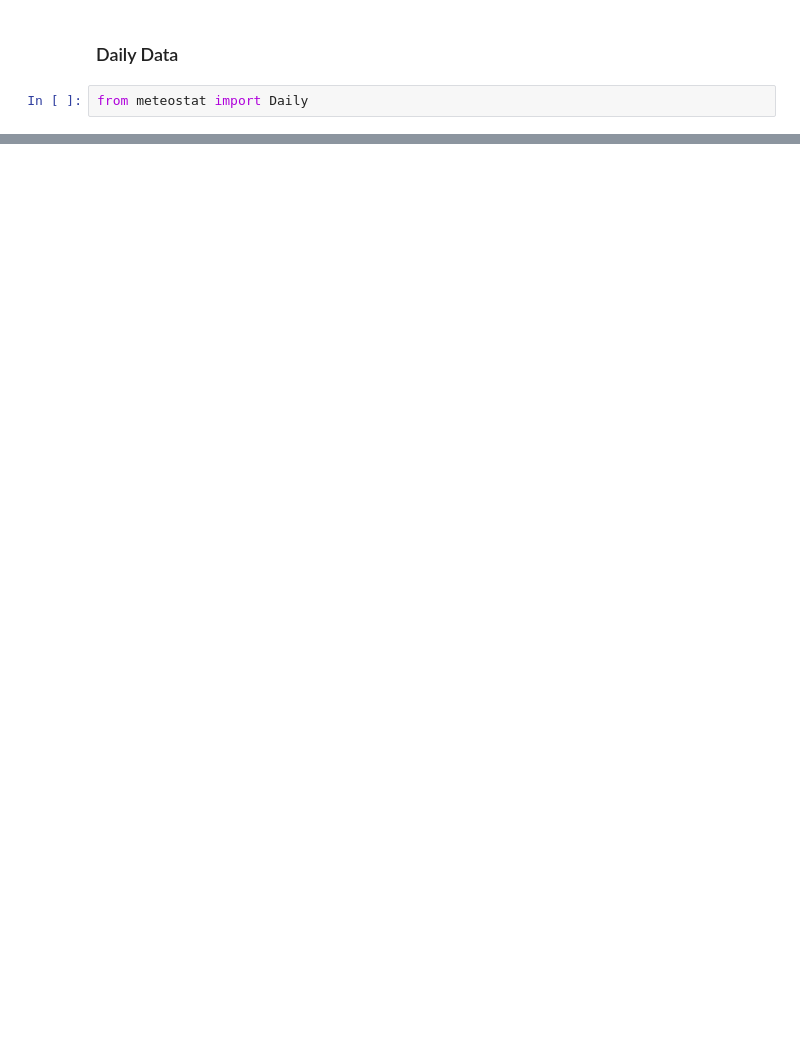
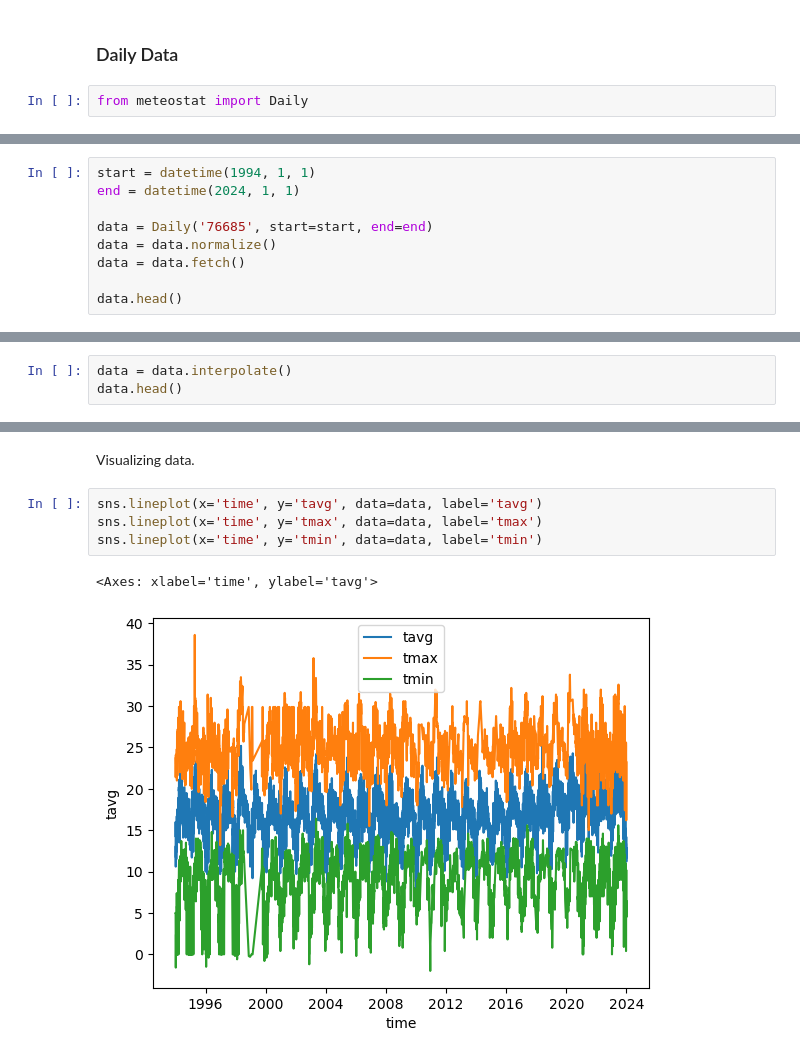
Before and after one commit to luisloyde/Puebla-extreme-climate-analysis, a Jupyter notebook: meteostat.ipynb, the cells around one changed output, grey strips where cells are left out. Drawn from its saved outputs; the diff is of its cells as text; blank space fills up the shorter version.

```diff
--- a/meteostat.ipynb
+++ b/meteostat.ipynb
@@ -152,0 +170,9 @@ data.plot(y=['tavg','tmax','tmin'])
+# %%
+start = datetime(1994, 1, 1)
+end = datetime(2024, 1, 1)
+
+data = Daily('76685', start=start, end=end)
+data = data.normalize()
+data = data.fetch()
+
+data.head()
@@ -152,0 +192,3 @@ data.plot(y=['tavg','tmax','tmin'])
+# %%
+data = data.interpolate()
+data.head()
@@ -152,0 +203,9 @@ data.plot(y=['tavg','tmax','tmin'])
+# %% [markdown]
+Visualizing data.
+# %%
+sns.lineplot(x='time', y='tavg', data=data, label='tavg')
+sns.lineplot(x='time', y='tmax', data=data, label='tmax')
+sns.lineplot(x='time', y='tmin', data=data, label='tmin')
+# %% [output]
+<Axes: xlabel='time', ylabel='tavg'>
+[figure, added]
```
Also changed, not shown: parts of 31 cells of this notebook.
